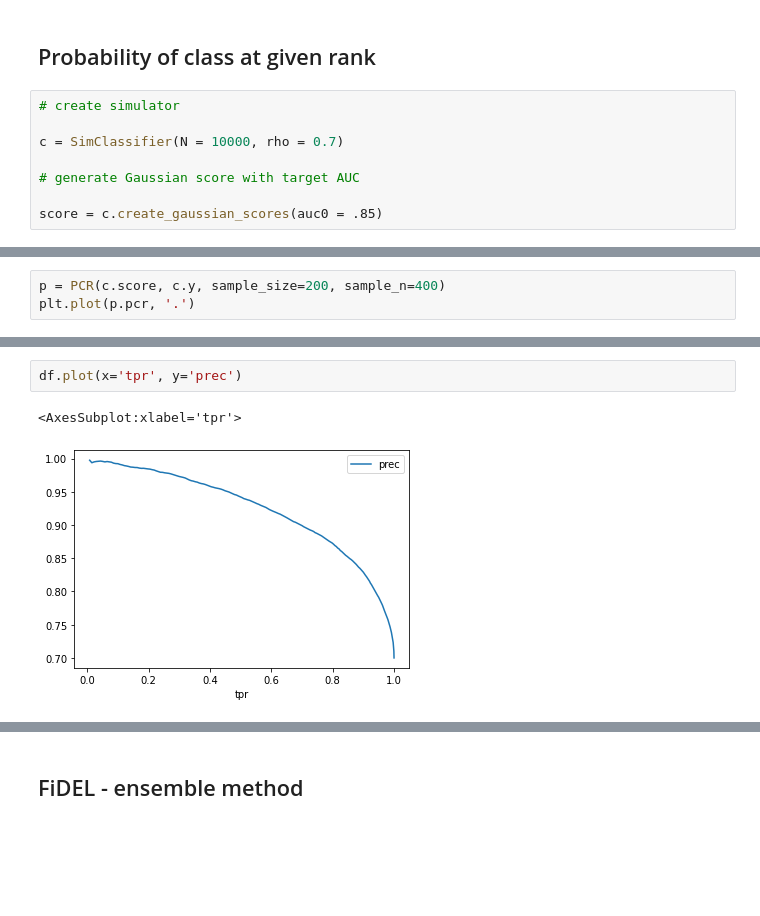
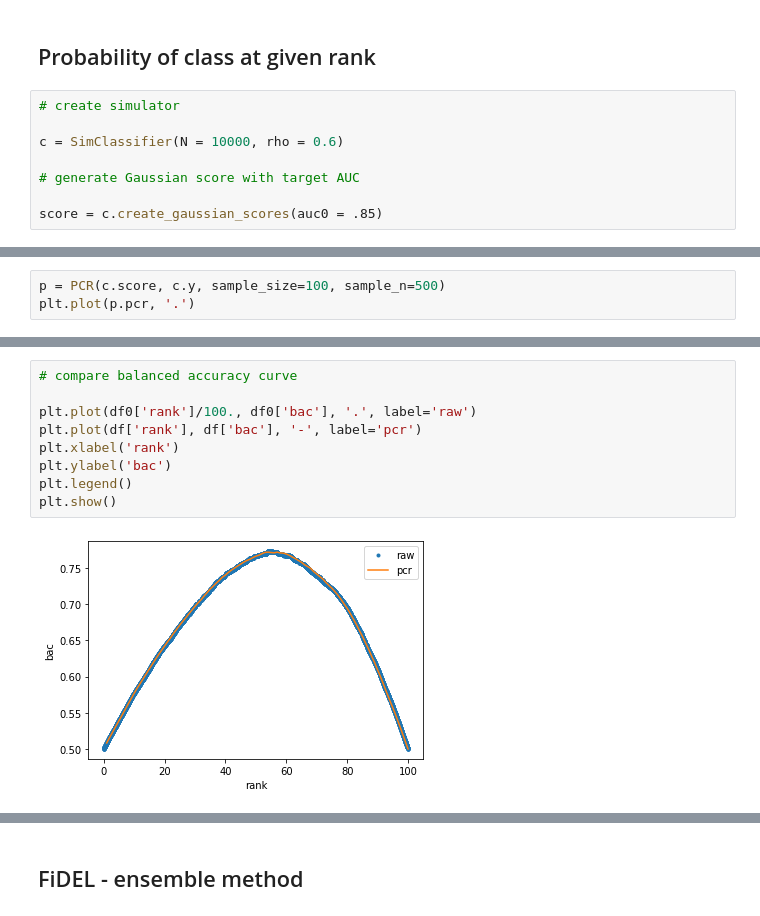
Before and after one commit to sungcheolkim78/pyFiDEL, a Jupyter notebook: docs/Tutorial.ipynb, the cells around one changed output, grey strips where cells are left out. Cells and saved outputs as stored; diff of their text form; blank space fills up the shorter version.

```diff
--- a/docs/Tutorial.ipynb
+++ b/docs/Tutorial.ipynb
@@ -183,7 +237,7 @@ plt.savefig('rho-r_star.pdf', dpi=300)
 # %%
 # create simulator
 
-c = SimClassifier(N = 10000, rho = 0.7)
+c = SimClassifier(N = 10000, rho = 0.6)
 
 # generate Gaussian score with target AUC
 
@@ -193,5 +247,5 @@ Final AUC: 0.8500255238095238 (iter: 75) mu2: 1.4657381559184341
 # %%
-p = PCR(c.score, c.y, sample_size=200, sample_n=400)
+p = PCR(c.score, c.y, sample_size=100, sample_n=500)
 plt.plot(p.pcr, '.')
 # %% [output]
 [<matplotlib.lines.Line2D at 0x...>]
@@ -253,5 +318,11 @@ df.plot(x='rank', y='prob')
 # %%
-df.plot(x='tpr', y='prec')
+# compare balanced accuracy curve
+
+plt.plot(df0['rank']/100., df0['bac'], '.', label='raw')
+plt.plot(df['rank'], df['bac'], '-', label='pcr')
+plt.xlabel('rank')
+plt.ylabel('bac')
+plt.legend()
+plt.show()
 # %% [output]
-<AxesSubplot:xlabel='tpr'>
-[figure, old version]
+[figure, new version]
```
Also changed, not shown: parts of 38 cells of this notebook, 13 other files.
